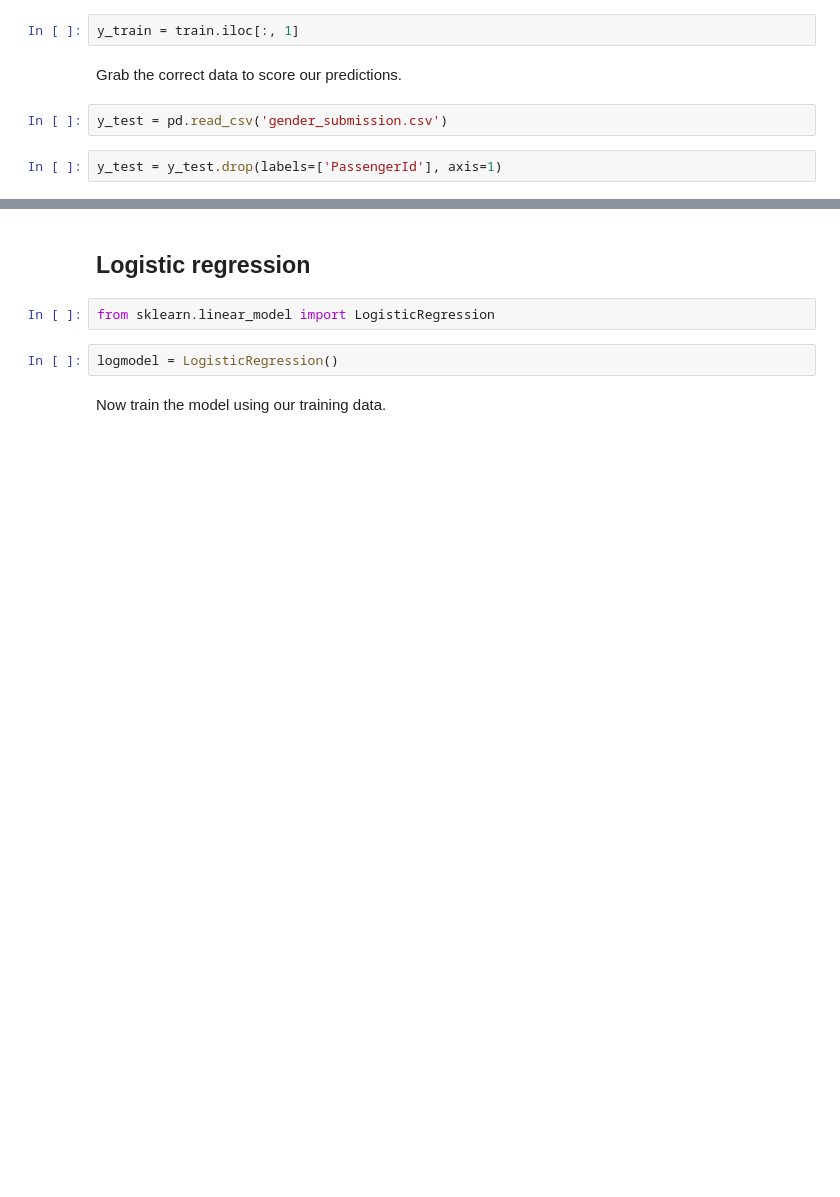
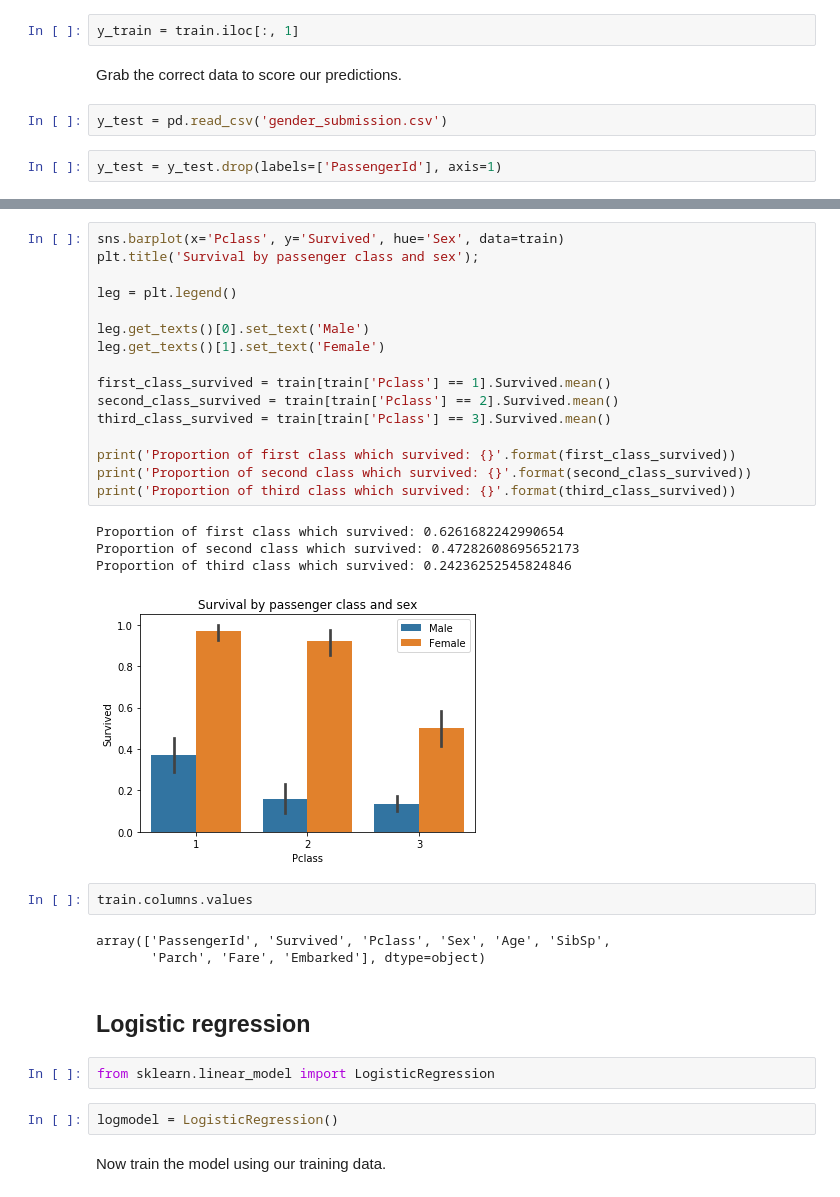
Before and after one commit to luketibbott/titanic, a Jupyter notebook: titanic.ipynb, the cells around one changed output, grey strips where cells are left out. Cells and saved outputs as stored; diff of their text form; blank space fills up the shorter version.

```diff
--- a/titanic.ipynb
+++ b/titanic.ipynb
@@ -122,3 +133,29 @@ y_test = y_test.drop(labels=['PassengerId'], axis=1)
+# %%
+sns.barplot(x='Pclass', y='Survived', hue='Sex', data=train)
+plt.title('Survival by passenger class and sex');
+
+leg = plt.legend()
+
+leg.get_texts()[0].set_text('Male')
+leg.get_texts()[1].set_text('Female')
+
+first_class_survived = train[train['Pclass'] == 1].Survived.mean()
+second_class_survived = train[train['Pclass'] == 2].Survived.mean()
+third_class_survived = train[train['Pclass'] == 3].Survived.mean()
+
+print('Proportion of first class which survived: {}'.format(first_class_survived))
+print('Proportion of second class which survived: {}'.format(second_class_survived))
+print('Proportion of third class which survived: {}'.format(third_class_survived))
+# %% [output]
+Proportion of first class which survived: 0.6261682242990654
+Proportion of second class which survived: 0.47282608695652173
+Proportion of third class which survived: 0.24236252545824846
+[figure, added]
+# %%
+train.columns.values
+# %% [output]
+array(['PassengerId', 'Survived', 'Pclass', 'Sex', 'Age', 'SibSp',
+       'Parch', 'Fare', 'Embarked'], dtype=object)
 # %% [markdown]
 ## Logistic regression
 # %%
```
Also changed, not shown: parts of 9 cells of this notebook.
